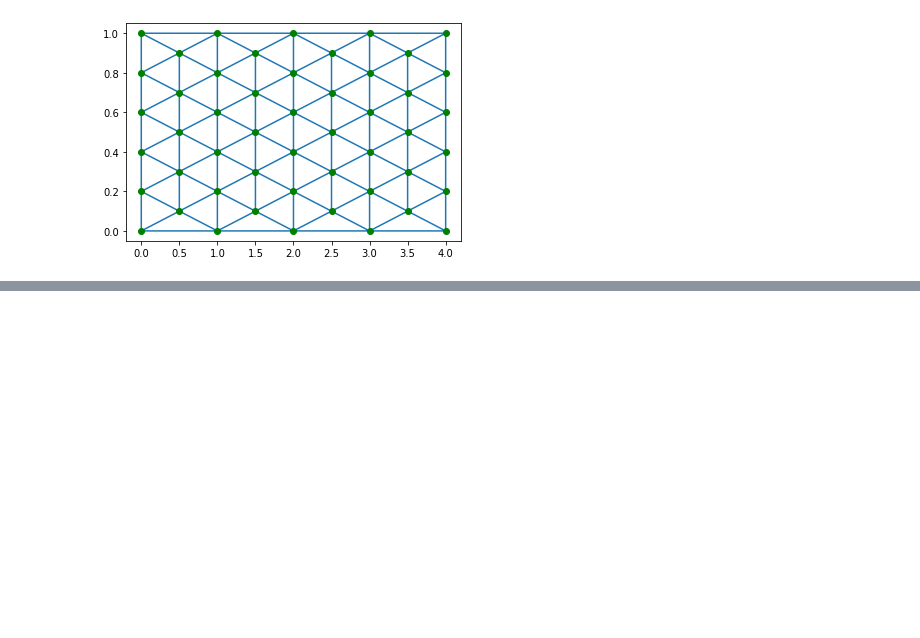
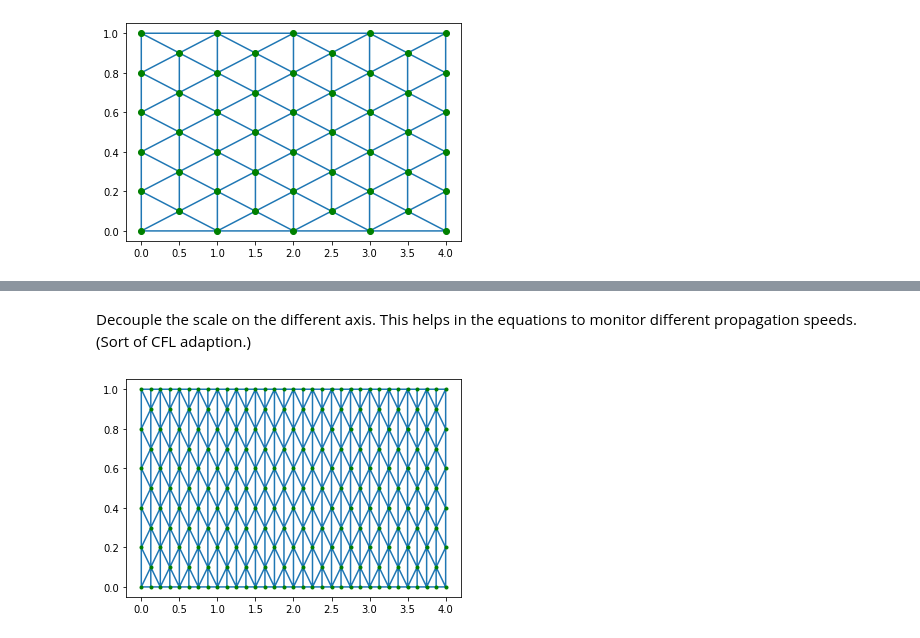
Before and after one commit to sberres/FoamFronts, a Jupyter notebook: gen_mesh_rectangular.ipynb, the cells around one changed output, grey strips where cells are left out. Drawn from its saved outputs; the diff is of its cells as text; code cells hidden in the pictures; blank space fills up the shorter version.

```diff
--- a/gen_mesh_rectangular.ipynb
+++ b/gen_mesh_rectangular.ipynb
@@ -93,0 +115,26 @@ plt.plot(PP[:,0], PP[:,1], 'g.')
+# %% [markdown]
+Decouple the scale on the different axis. This helps in the equations to monitor different propagation speeds. (Sort of CFL adaption.)
+# %%
+SCALE_X = 4
+SCALE_Y = 1
+
+X = np.arange(0,4 + 1/SCALE_X,1/SCALE_X)
+Y = np.arange(0, 1 + 0.05/SCALE_Y, 0.2/SCALE_Y)
+
+Xbar = np.arange(0.5/SCALE_X,4,1/SCALE_X)
+Ybar = np.arange(0.1/SCALE_Y,1.0,0.2/SCALE_Y)
+
+P = np.array([[x,y] for y in Y for x in X])
+Pbar = np.array([[x,y] for y in Ybar for x in Xbar])
+
+PP = np.vstack([P,Pbar])
+Pbar_boundary = np.array([[x,y] for y in [0,1] for x in Xbar])
+PPP = np.vstack([PP,Pbar_boundary])
+
+T = Delaunay(PPP)
+plt.triplot(PPP[:,0], PPP[:,1],T.simplices)
+plt.plot(PPP[:,0], PPP[:,1], 'g.');
+
+# save_mesh(PP, T, 'T8.off')
+# %% [output]
+[figure, added]
```
Also changed, not shown: parts of 5 cells of this notebook, 8 other files.
